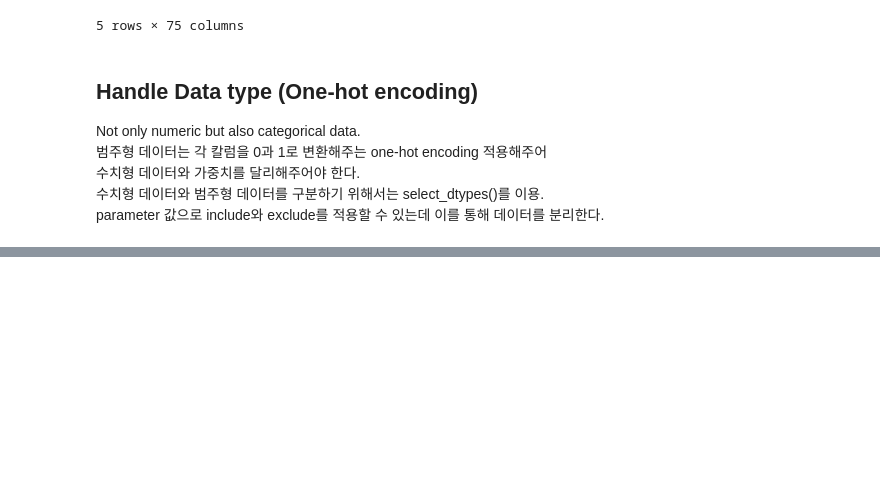
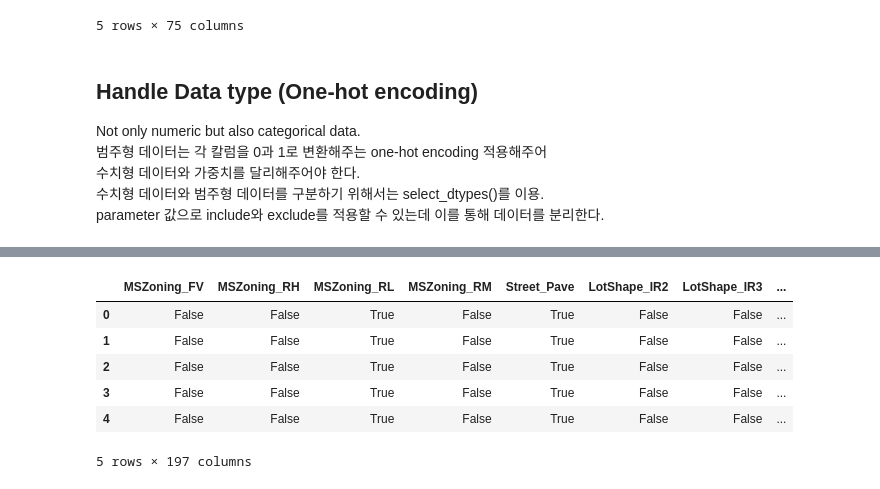
Before and after one commit to alwaysbemyday1/kaggle, a Jupyter notebook: 02_House Prices/house_prices_prediction.ipynb, the cells around one changed output, grey strips where cells are left out. Saved outputs shown, nothing was run; the diff lists cells and outputs as text; code cells hidden in the pictures; blank space fills up the shorter version.

Commit message:
[House Prices] One-hot encoding

```diff
--- a/02_House Prices/house_prices_prediction.ipynb
+++ b/02_House Prices/house_prices_prediction.ipynb
@@ -135,0 +147,13 @@ boston_obj_df.head(2)
+# %%
+# one-hot encoding
+boston_dummy_df = pd.get_dummies(boston_obj_df, drop_first=True)
+boston_dummy_df.index = boston_df_index
+boston_dummy_df.head()
+# %% [output]
+|  | MSZoning_FV | MSZoning_RH | MSZoning_RL | MSZoning_RM | Street_Pave | LotShape_IR2 | LotShape_IR3 | ... |
+| 0 | False | False | True | False | True | False | False | ... |
+| 1 | False | False | True | False | True | False | False | ... |
+| 2 | False | False | True | False | True | False | False | ... |
+| 3 | False | False | True | False | True | False | False | ... |
+| 4 | False | False | True | False | True | False | False | ... |
+5 rows × 197 columns
```
Also changed, not shown: parts of 5 cells of this notebook.
